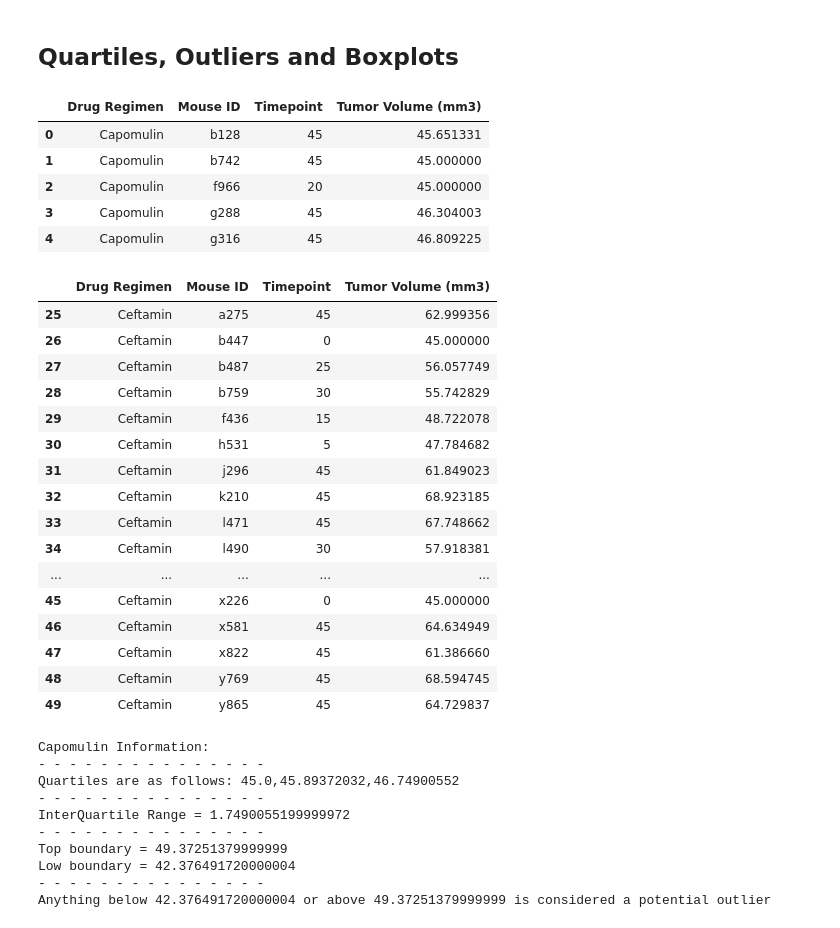
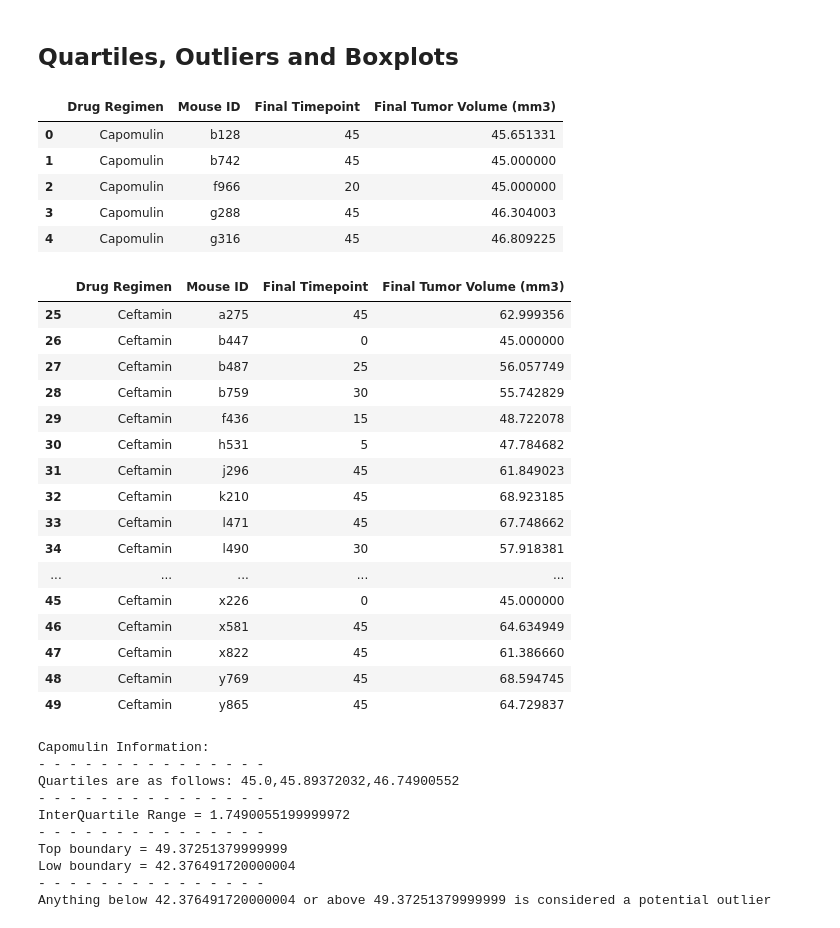
Before and after one commit to jforbis/matplotlib-pymaceuticals, a Jupyter notebook: pymaceuticals_JF.ipynb, the cells around one changed output. Cells and saved outputs as stored; diff of their text form; code cells hidden in the pictures.

```diff
--- a/pymaceuticals_JF.ipynb
+++ b/pymaceuticals_JF.ipynb
@@ -186,18 +186,20 @@ plt.show()
 # %%
 # Calculate the final tumor volume of each mouse across four of the treatment regimens:
 # Capomulin, Ramicane, Infubinol, and Ceftamin
 # Start by getting the last (greatest) timepoint for each mouse
 # max_tp_df = pd.DataFrame({"Last Timepoint": max_tp})
 
 filt_clean_df = clean_df[(clean_df["Drug Regimen"] == "Capomulin")|
                          (clean_df["Drug Regimen"] == "Ramicane") |
                          (clean_df["Drug Regimen"] == "Infubinol") |
                          (clean_df["Drug Regimen"] == "Ceftamin") ]
 filt_clean_df = filt_clean_df[["Mouse ID", "Drug Regimen", "Timepoint", "Tumor Volume (mm3)"]].groupby(["Drug Regimen", "Mouse ID"]).max()
 reseti_filtclean_df = filt_clean_df.reset_index()
+reseti_filtclean_df = reseti_filtclean_df.rename(columns={"Mouse ID": "Mouse ID", "Drug Regimen": "Drug Regimen",
+                                    "Timepoint": "Final Timepoint", "Tumor Volume (mm3)": "Final Tumor Volume (mm3)"})
 reseti_filtclean_df.head()
 # %% [output]
-|  | Drug Regimen | Mouse ID | Timepoint | Tumor Volume (mm3) |
+|  | Drug Regimen | Mouse ID | Final Timepoint | Final Tumor Volume (mm3) |
 | 0 | Capomulin | b128 | 45 | 45.651331 |
 | 1 | Capomulin | b742 | 45 | 45.000000 |
 | 2 | Capomulin | f966 | 20 | 45.000000 |
@@ -214,7 +216,7 @@ inf_df
 cef_df = reseti_filtclean_df[(reseti_filtclean_df["Drug Regimen"] == "Ceftamin")]
 cef_df
 # %% [output]
-|  | Drug Regimen | Mouse ID | Timepoint | Tumor Volume (mm3) |
+|  | Drug Regimen | Mouse ID | Final Timepoint | Final Tumor Volume (mm3) |
 | 25 | Ceftamin | a275 | 45 | 62.999356 |
 | 26 | Ceftamin | b447 | 0 | 45.000000 |
 | 27 | Ceftamin | b487 | 25 | 56.057749 |
```
Also changed, not shown: parts of 7 cells of this notebook.
